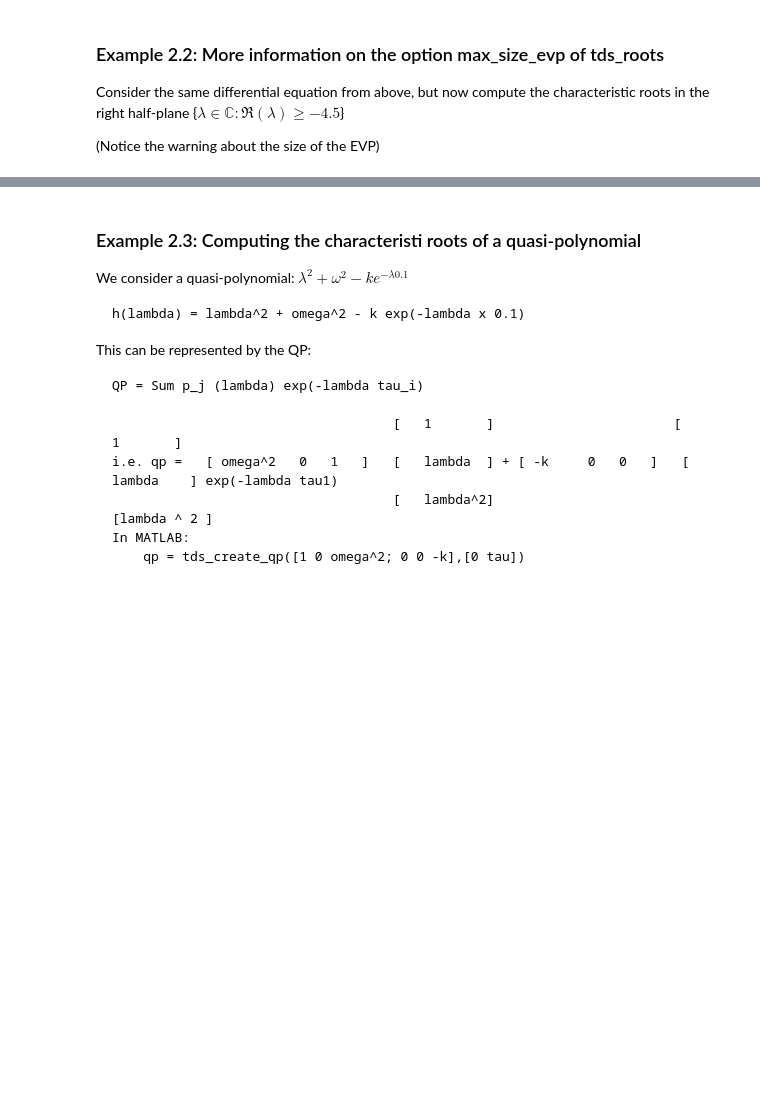
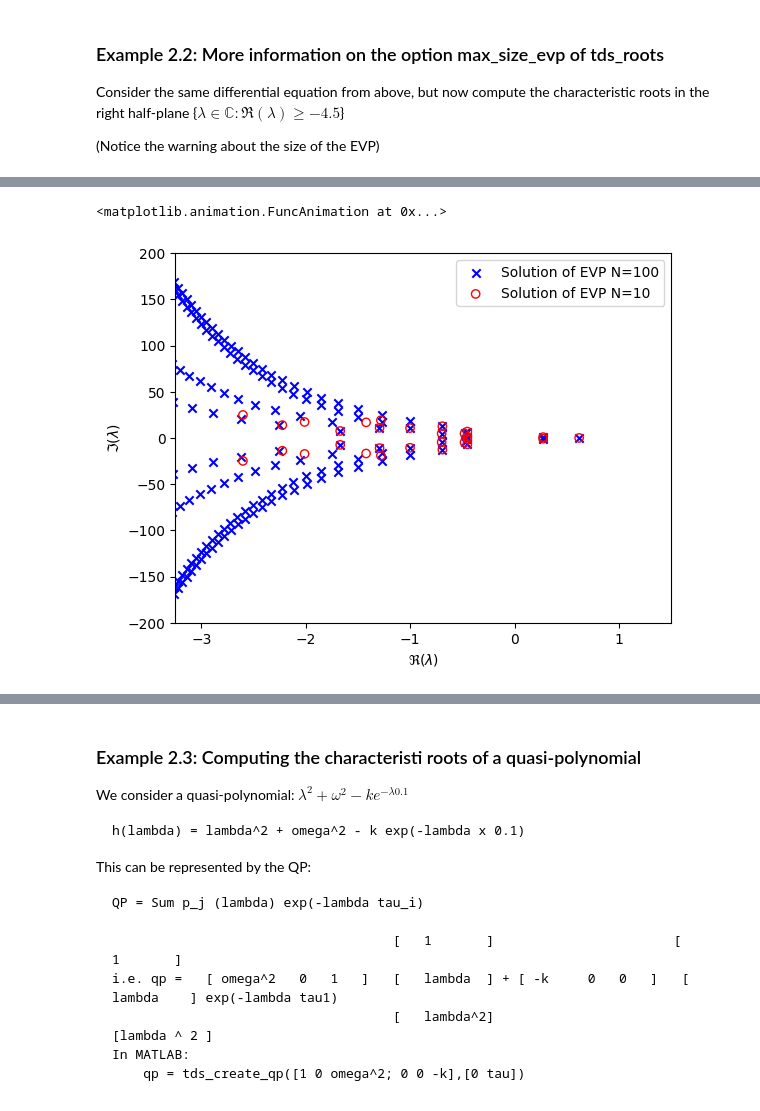
Before and after one commit to LockeErasmus/tdcpy, a Jupyter notebook: docs/coming_from_matlab.ipynb, the cells around one changed output, grey strips where cells are left out. Saved outputs shown, nothing was run; the diff lists cells and outputs as text; code cells hidden in the pictures; blank space fills up the shorter version.

```diff
--- a/docs/coming_from_matlab.ipynb
+++ b/docs/coming_from_matlab.ipynb
@@ -91,4 +100,16 @@ Consider the same differential equation from above, but now compute the characte
 # %%
 r = -4.5
 cr, info = tdspy.roots(ddae, r=r)
+
+
+# For the animation
+import matplotlib.animation as animation
+import tdspy.plot as tdsplot
+ani = tdsplot.discretization_animation(rdde, s0=0, discretization=range(10,85), discretization_ideal=100, xlim=(-3.25,1.5), ylim=(-200, 200))
+
+ani
+# writer = animation.PillowWriter(fps=30,
+#                                  metadata=dict(artist='Me'),
+#                                  bitrate=1800)
+# ani.save('scatter.gif', writer=writer)
 # %% [output]
@@ -98,3 +117,5 @@ cr, info = tdspy.roots(ddae, r=r)
+<matplotlib.animation.FuncAnimation at 0x...>
+[figure, added]
 # %%
 # Now change the max_size_evp to 2000
 cr, info = tdspy.roots(ddae, r=r, max_size_evp=2000)
```
Also changed, not shown: parts of 34 cells of this notebook, 9 other files.
